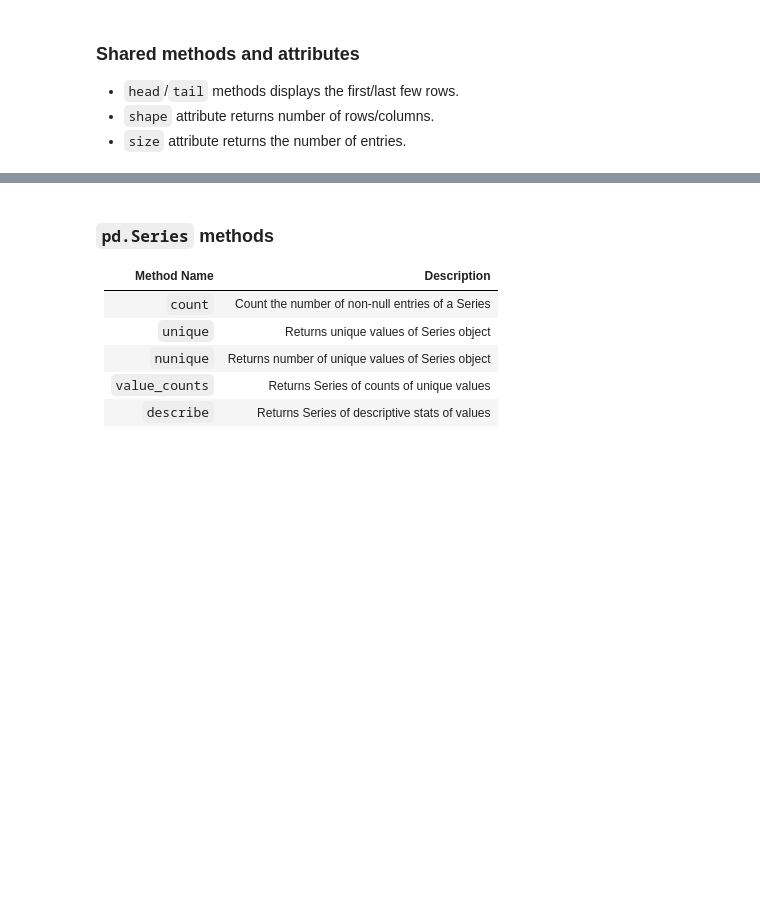
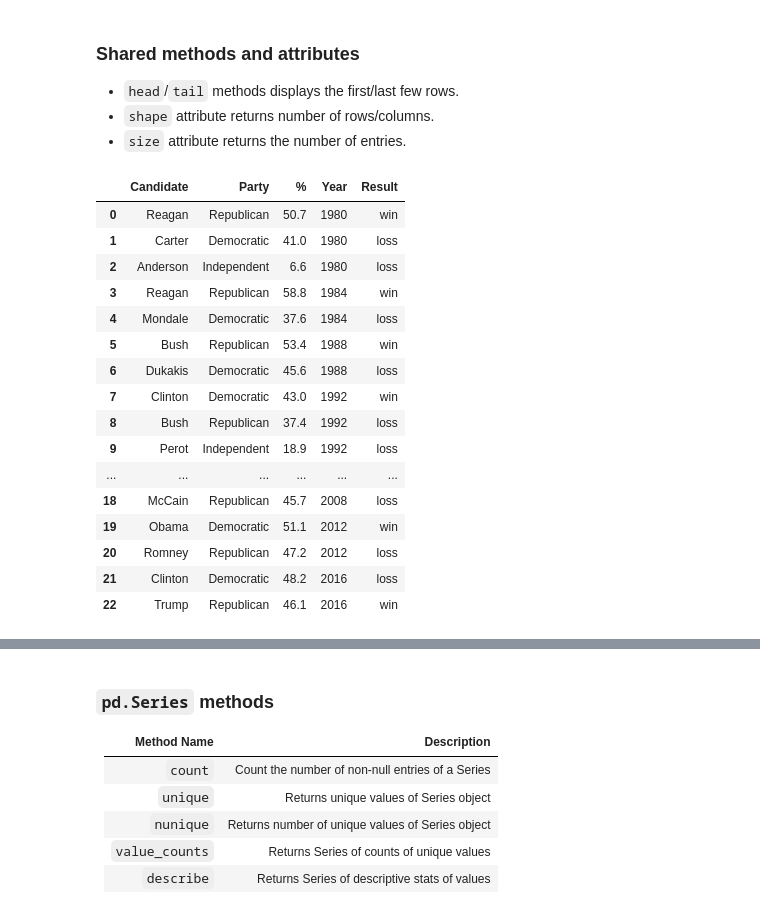
Before and after one commit to Bonnie117/dsc80-wi20, a Jupyter notebook: lectures/02/Lecture 02 Tabular Data.ipynb, the cells around one changed output, grey strips where cells are left out. Saved outputs shown, nothing was run; the diff lists cells and outputs as text; code cells hidden in the pictures; blank space fills up the shorter version.

```diff
--- a/lectures/02/Lecture 02 Tabular Data.ipynb
+++ b/lectures/02/Lecture 02 Tabular Data.ipynb
@@ -590,5 +657,24 @@ arr.dtype, ser.dtype
 * `size` attribute returns the number of entries.
 # %%
 elections.head(7)
+elections
+# %% [output]
+|  | Candidate | Party | % | Year | Result |
+| 0 | Reagan | Republican | 50.7 | 1980 | win |
+| 1 | Carter | Democratic | 41.0 | 1980 | loss |
+| 2 | Anderson | Independent | 6.6 | 1980 | loss |
+| 3 | Reagan | Republican | 58.8 | 1984 | win |
+| 4 | Mondale | Democratic | 37.6 | 1984 | loss |
+| 5 | Bush | Republican | 53.4 | 1988 | win |
+| 6 | Dukakis | Democratic | 45.6 | 1988 | loss |
+| 7 | Clinton | Democratic | 43.0 | 1992 | win |
+| 8 | Bush | Republican | 37.4 | 1992 | loss |
+| 9 | Perot | Independent | 18.9 | 1992 | loss |
+| ... | ... | ... | ... | ... | ... |
+| 18 | McCain | Republican | 45.7 | 2008 | loss |
+| 19 | Obama | Democratic | 51.1 | 2012 | win |
+| 20 | Romney | Republican | 47.2 | 2012 | loss |
+| 21 | Clinton | Democratic | 48.2 | 2016 | loss |
+| 22 | Trump | Republican | 46.1 | 2016 | win |
 # %%
 elections.shape
```
Also changed, not shown: parts of 51 cells of this notebook, 5 other files.
